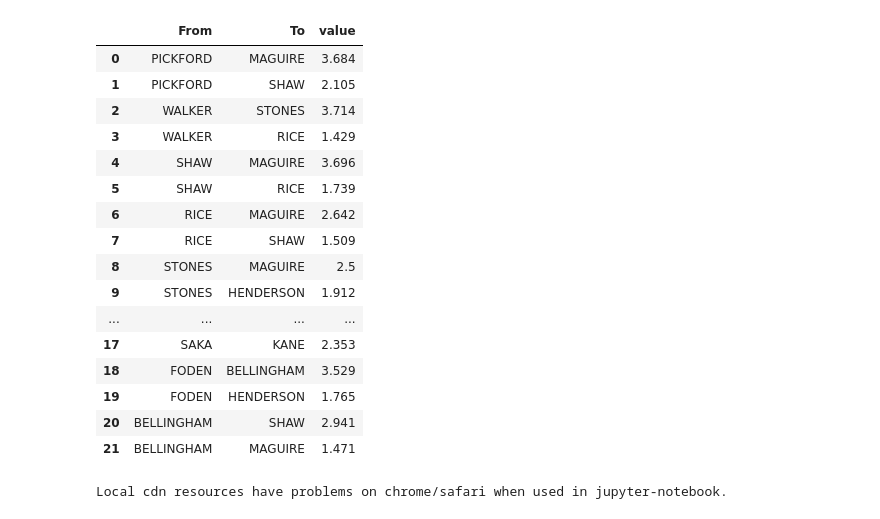
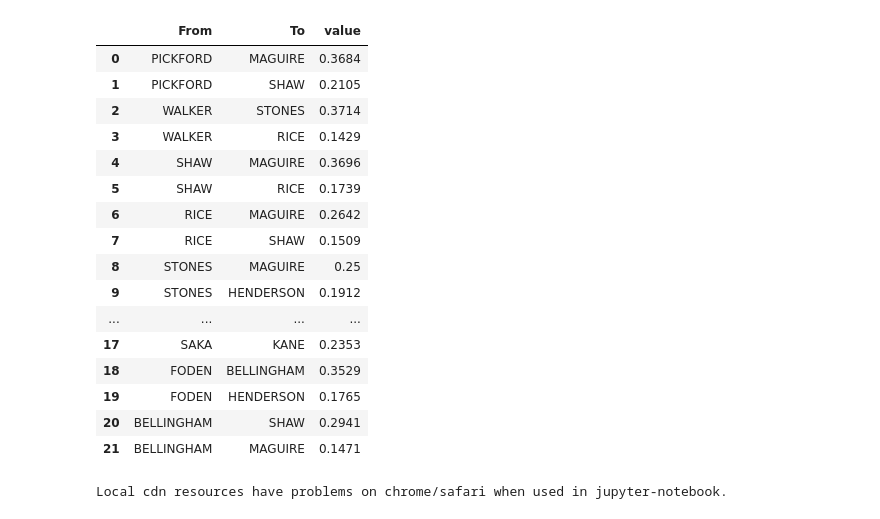
Before and after one commit to SidMurthy97/Football_passing_network, a Jupyter notebook: src/passing_network.ipynb, the cells around one changed output. Drawn from its saved outputs; the diff is of its cells as text; code cells hidden in the pictures.

Commit message:
changed weighting factor to match percentages

```diff
--- a/src/passing_network.ipynb
+++ b/src/passing_network.ipynb
@@ -63,49 +63,49 @@ passing_network_as_percents
 # %%
 # Figure out how to make an edgelist with the top x connections
 cutoff_players = 2
-edge_weighting_factor = 10
+edge_weighting_factor = 100
 nplayers = len(passing_network_as_percents)
 player_data_df = pd.DataFrame()
 edgelist = pd.DataFrame()
 
 for i in range(nplayers):
     player_to_last_name = []
     player_data_to = passing_network_as_percents.iloc[i,1:] #data on player being passed to
     player_from = passing_network_as_percents.iloc[i,0].split()[0] #last name name of player doing the passing
 
     #sort the values
     player_data_to.sort_values(ascending=False, inplace=True)
 
     #extract last names
     for player_name in player_data_to.iloc[:cutoff_players].index:
         player_to_last_name.append(player_name.split()[0])
 
     player_data_df["From"] = [player_from] * cutoff_players
     player_data_df["To"] = player_to_last_name
     player_data_df["value"] = player_data_to[:cutoff_players].values / edge_weighting_factor
 
     #append to higher dataframe
     edgelist = edgelist.append(player_data_df, ignore_index=True)
 # player_data_df.head(cutoff_players)
 edgelist
 # %% [output]
 |  | From | To | value |
-| 0 | PICKFORD | MAGUIRE | 3.684 |
-| 1 | PICKFORD | SHAW | 2.105 |
-| 2 | WALKER | STONES | 3.714 |
-| 3 | WALKER | RICE | 1.429 |
-| 4 | SHAW | MAGUIRE | 3.696 |
-| 5 | SHAW | RICE | 1.739 |
-| 6 | RICE | MAGUIRE | 2.642 |
-| 7 | RICE | SHAW | 1.509 |
-| 8 | STONES | MAGUIRE | 2.5 |
-| 9 | STONES | HENDERSON | 1.912 |
+| 0 | PICKFORD | MAGUIRE | 0.3684 |
+| 1 | PICKFORD | SHAW | 0.2105 |
+| 2 | WALKER | STONES | 0.3714 |
+| 3 | WALKER | RICE | 0.1429 |
+| 4 | SHAW | MAGUIRE | 0.3696 |
+| 5 | SHAW | RICE | 0.1739 |
+| 6 | RICE | MAGUIRE | 0.2642 |
+| 7 | RICE | SHAW | 0.1509 |
+| 8 | STONES | MAGUIRE | 0.25 |
+| 9 | STONES | HENDERSON | 0.1912 |
 | ... | ... | ... | ... |
-| 17 | SAKA | KANE | 2.353 |
-| 18 | FODEN | BELLINGHAM | 3.529 |
-| 19 | FODEN | HENDERSON | 1.765 |
-| 20 | BELLINGHAM | SHAW | 2.941 |
-| 21 | BELLINGHAM | MAGUIRE | 1.471 |
+| 17 | SAKA | KANE | 0.2353 |
+| 18 | FODEN | BELLINGHAM | 0.3529 |
+| 19 | FODEN | HENDERSON | 0.1765 |
+| 20 | BELLINGHAM | SHAW | 0.2941 |
+| 21 | BELLINGHAM | MAGUIRE | 0.1471 |
 # %%
 #now to use networkx
 import networkx as nx
```
Also changed, not shown: 1 other file.
